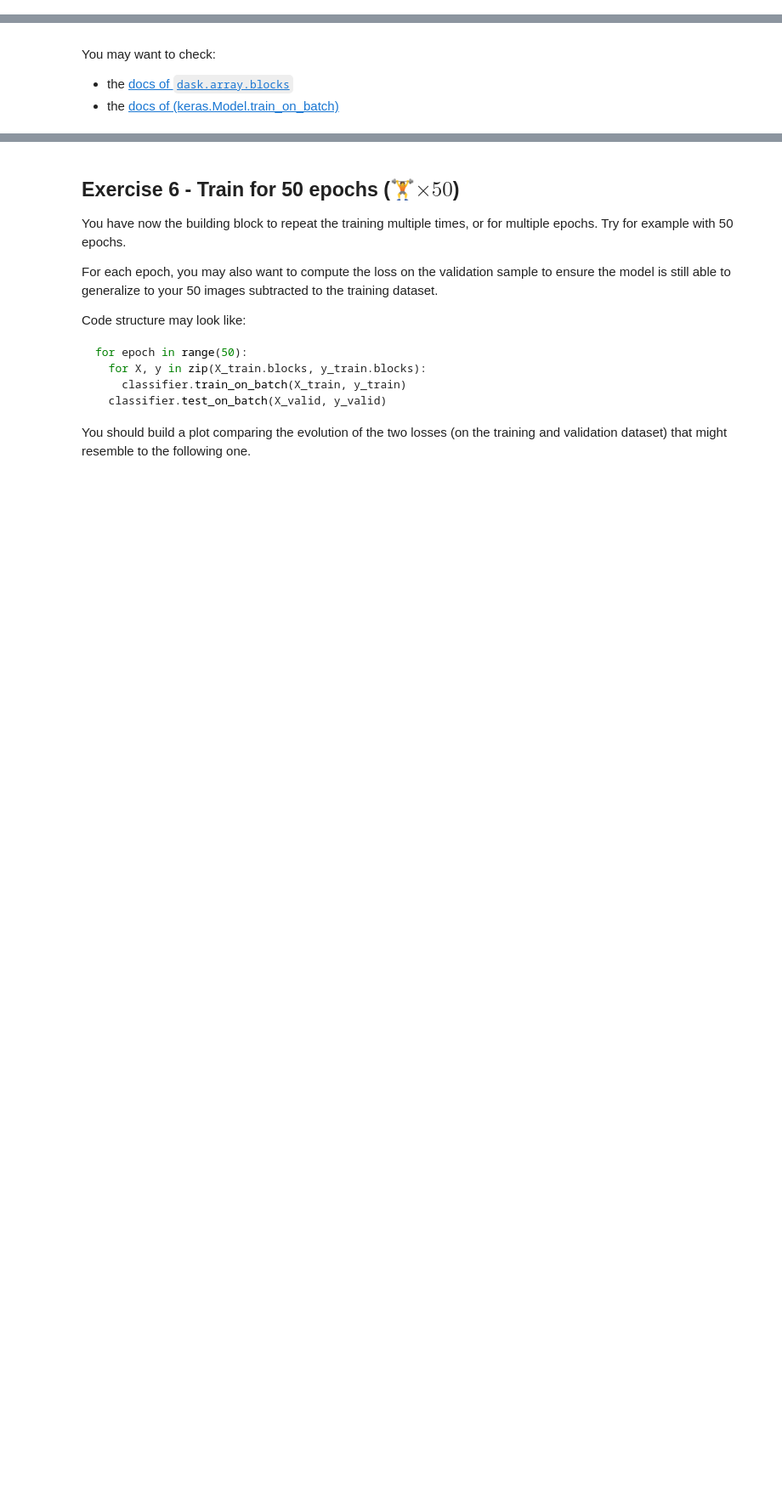
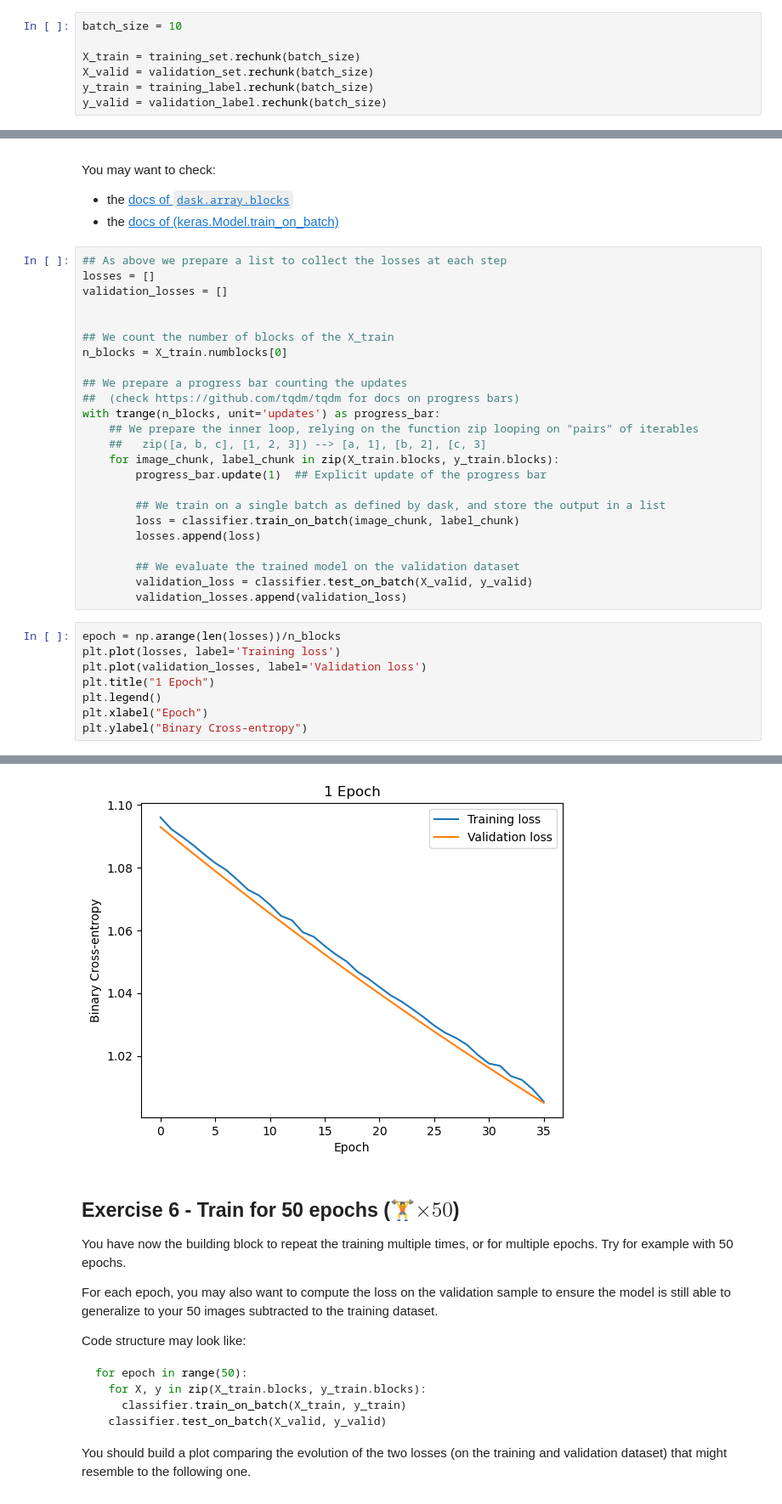
Before and after one commit to ncvescera/sosc24-class, a Jupyter notebook: day3/2-Project-Day3.ipynb, the cells around one changed output, grey strips where cells are left out. Shown: that part at 85% size. Cells and saved outputs as stored; diff of their text form; blank space fills up the shorter version.

````diff
--- a/day3/2-Project-Day3.ipynb
+++ b/day3/2-Project-Day3.ipynb
@@ -178,3 +310,10 @@ y_train = training_label...
 y_valid = validation_label...
 
 ```
+# %%
+batch_size = 10
+
+X_train = training_set.rechunk(batch_size)
+X_valid = validation_set.rechunk(batch_size)
+y_train = training_label.rechunk(batch_size)
+y_valid = validation_label.rechunk(batch_size)
@@ -199,3 +342,36 @@ The evolution of the loss through the epoch should not be too different from the
 You may want to check:
   * the [docs of `dask.array.blocks`](https://docs.dask.org/en/stable/generated/dask.array.Array.blocks.html#dask-array-array-blocks)
   * the [docs of (keras.Model.train_on_batch)](https://keras.io/api/models/model_training_apis/#trainonbatch-method)
+# %%
+## As above we prepare a list to collect the losses at each step
+losses = []
+validation_losses = []
+
+
+## We count the number of blocks of the X_train
+n_blocks = X_train.numblocks[0]
+
+## We prepare a progress bar counting the updates
+##  (check https://github.com/tqdm/tqdm for docs on progress bars)
+with trange(n_blocks, unit='updates') as progress_bar:
+    ## We prepare the inner loop, relying on the function zip looping on "pairs" of iterables
+    ##   zip([a, b, c], [1, 2, 3]) --> [a, 1], [b, 2], [c, 3]
+    for image_chunk, label_chunk in zip(X_train.blocks, y_train.blocks):
+        progress_bar.update(1)  ## Explicit update of the progress bar
+
+        ## We train on a single batch as defined by dask, and store the output in a list
+        loss = classifier.train_on_batch(image_chunk, label_chunk)
+        losses.append(loss)
+
+        ## We evaluate the trained model on the validation dataset
+        validation_loss = classifier.test_on_batch(X_valid, y_valid)
+        validation_losses.append(validation_loss)
+# %%
+epoch = np.arange(len(losses))/n_blocks
+plt.plot(losses, label='Training loss')
+plt.plot(validation_losses, label='Validation loss')
+plt.title("1 Epoch")
+plt.legend()
+plt.xlabel("Epoch")
+plt.ylabel("Binary Cross-entropy")
+# %% [output]
@@ -202,3 +379,4 @@ You may want to check:
+[figure, added]
 # %% [markdown]
 ## Exercise 6 - Train for 50 epochs (🏋️$\times 50$)
 
````
Also changed, not shown: parts of 18 cells of this notebook, 1 other file.
